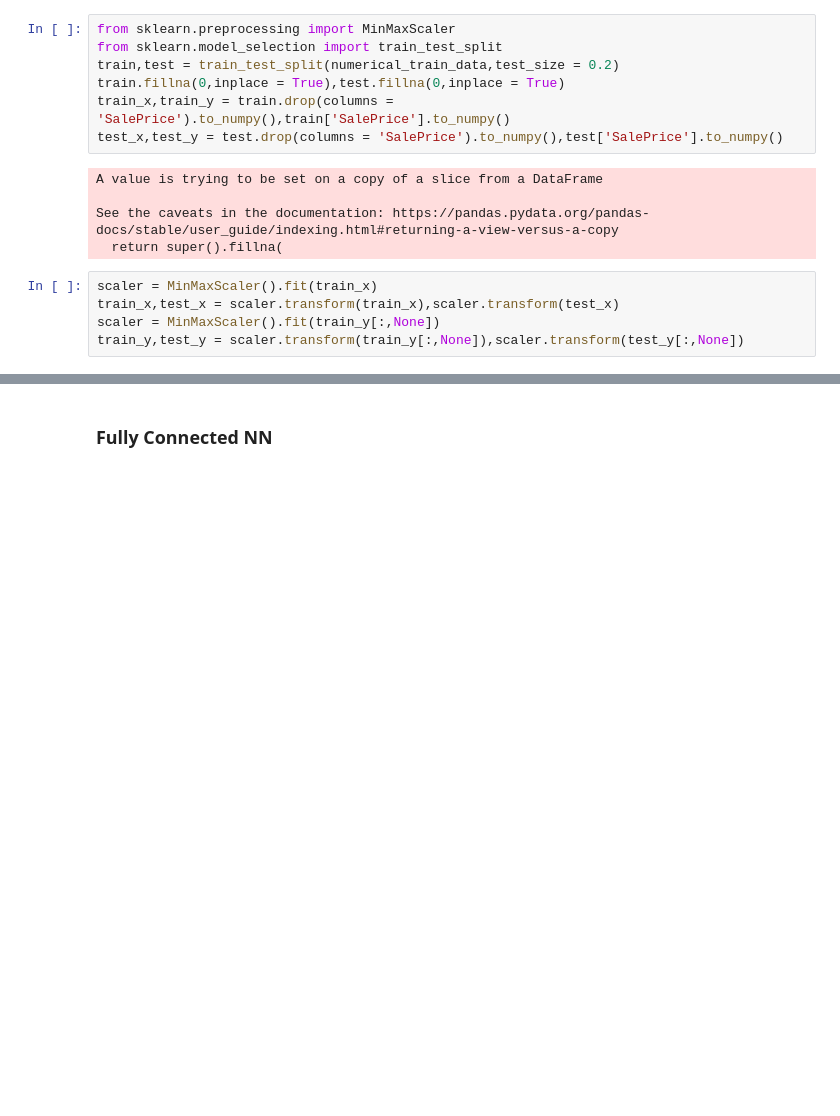
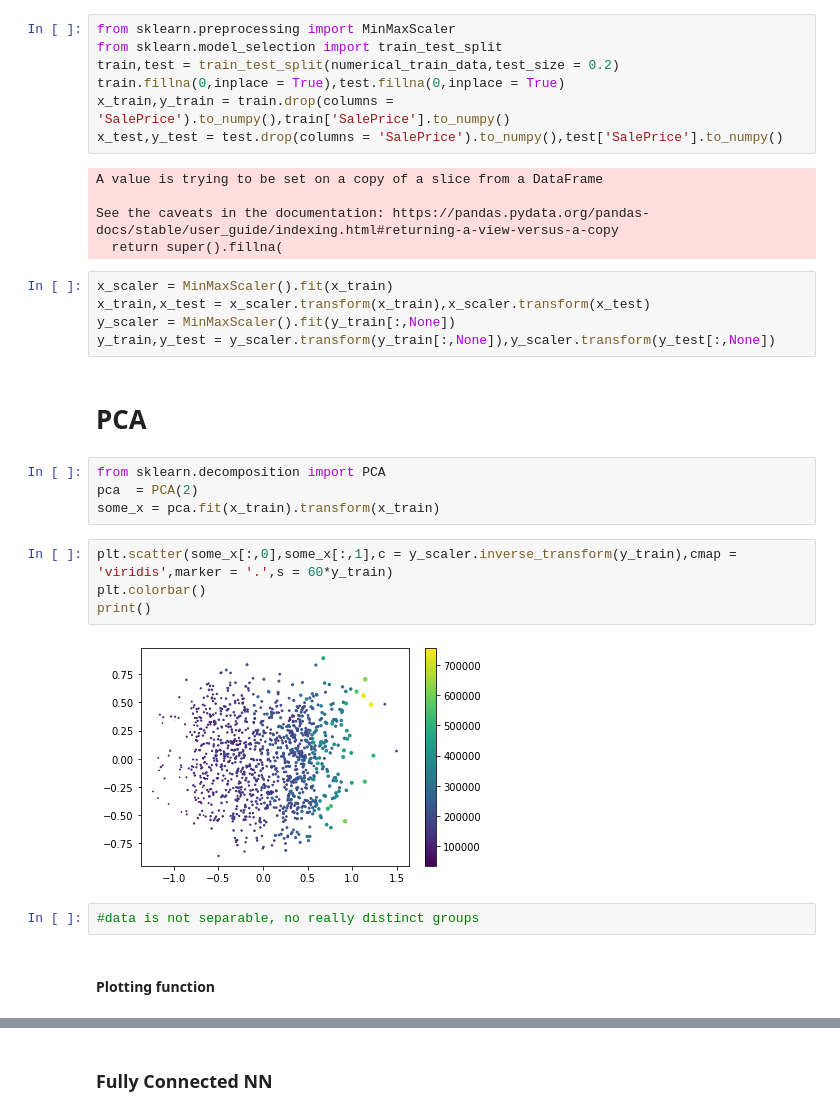
Before and after one commit to ajhetherington/kaggle_housing, a Jupyter notebook: House_prices_adv_reg.ipynb, the cells around one changed output, grey strips where cells are left out. Cells and saved outputs as stored; diff of their text form; blank space fills up the shorter version.

```diff
--- a/House_prices_adv_reg.ipynb
+++ b/House_prices_adv_reg.ipynb
@@ -37,15 +34,31 @@ from sklearn.preprocessing import MinMaxScaler
 from sklearn.model_selection import train_test_split
 train,test = train_test_split(numerical_train_data,test_size = 0.2)
 train.fillna(0,inplace = True),test.fillna(0,inplace = True)
-train_x,train_y = train.drop(columns = 'SalePrice').to_numpy(),train['SalePrice'].to_numpy()
-test_x,test_y = test.drop(columns = 'SalePrice').to_numpy(),test['SalePrice'].to_numpy()
+x_train,y_train = train.drop(columns = 'SalePrice').to_numpy(),train['SalePrice'].to_numpy()
+x_test,y_test = test.drop(columns = 'SalePrice').to_numpy(),test['SalePrice'].to_numpy()
 # %% [output]
 A value is trying to be set on a copy of a slice from a DataFrame
 
 See the caveats in the documentation: https://pandas.pydata.org/pandas-docs/stable/user_guide/indexing.html#returning-a-view-versus-a-copy
   return super().fillna(
 # %%
-scaler = MinMaxScaler().fit(train_x)
-train_x,test_x = scaler.transform(train_x),scaler.transform(test_x)
-scaler = MinMaxScaler().fit(train_y[:,None])
-train_y,test_y = scaler.transform(train_y[:,None]),scaler.transform(test_y[:,None])
+x_scaler = MinMaxScaler().fit(x_train)
+x_train,x_test = x_scaler.transform(x_train),x_scaler.transform(x_test)
+y_scaler = MinMaxScaler().fit(y_train[:,None])
+y_train,y_test = y_scaler.transform(y_train[:,None]),y_scaler.transform(y_test[:,None])
+# %% [markdown]
+# PCA
+# %%
+from sklearn.decomposition import PCA
+pca  = PCA(2)
+some_x = pca.fit(x_train).transform(x_train)
+# %%
+plt.scatter(some_x[:,0],some_x[:,1],c = y_scaler.inverse_transform(y_train),cmap = 'viridis',marker = '.',s = 60*y_train)
+plt.colorbar()
+print()
+# %% [output]
+[figure, added]
+# %%
+#data is not separable, no really distinct groups
+# %% [markdown]
+#### Plotting function
```
Also changed, not shown: parts of 30 cells of this notebook.
